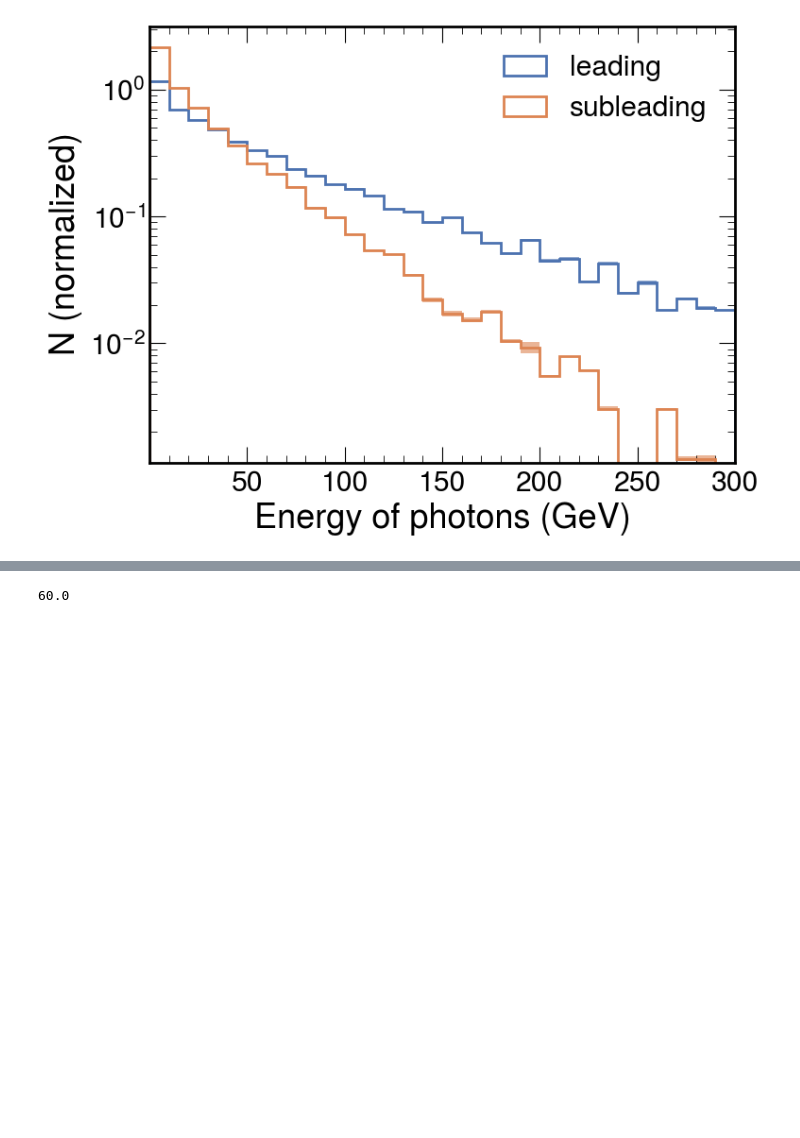
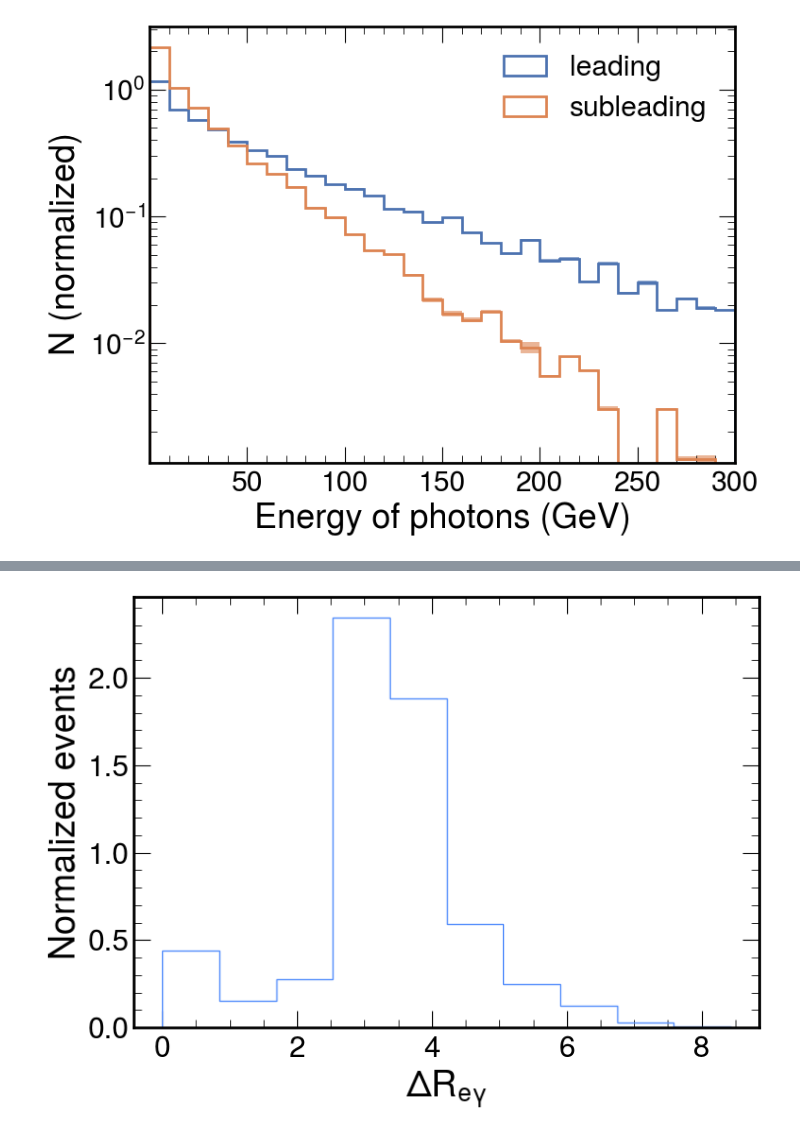
Before and after one commit to camilapramos/nuDIS_HEPMC_Analysis, a Jupyter notebook: notebooks/plots.ipynb, the cells around one changed output, grey strips where cells are left out. Saved outputs shown, nothing was run; the diff lists cells and outputs as text; code cells hidden in the pictures; blank space fills up the shorter version.

Commit message:
added delta R plot

```diff
--- a/notebooks/plots.ipynb
+++ b/notebooks/plots.ipynb
@@ -547,4 +602,14 @@ plt.show()
 # %%
-40*1.5
+from wcwidth import center
+
+
+fig, ax = plt.subplots(figsize=(8,6))
+plt.hist(events_info_df["dR"], histtype='step', weights=events_info_df["wgt_central"]/n_evts)
+
+plt.xlabel(r"$\Delta R_{e \gamma}$", loc="center")
+plt.ylabel(r"Normalized events", loc="center")
+
+plt.tight_layout()
+plt.show()
 # %% [output]
-60.0
+[figure, added]
```
Also changed, not shown: parts of 8 cells of this notebook, 2 other files.
